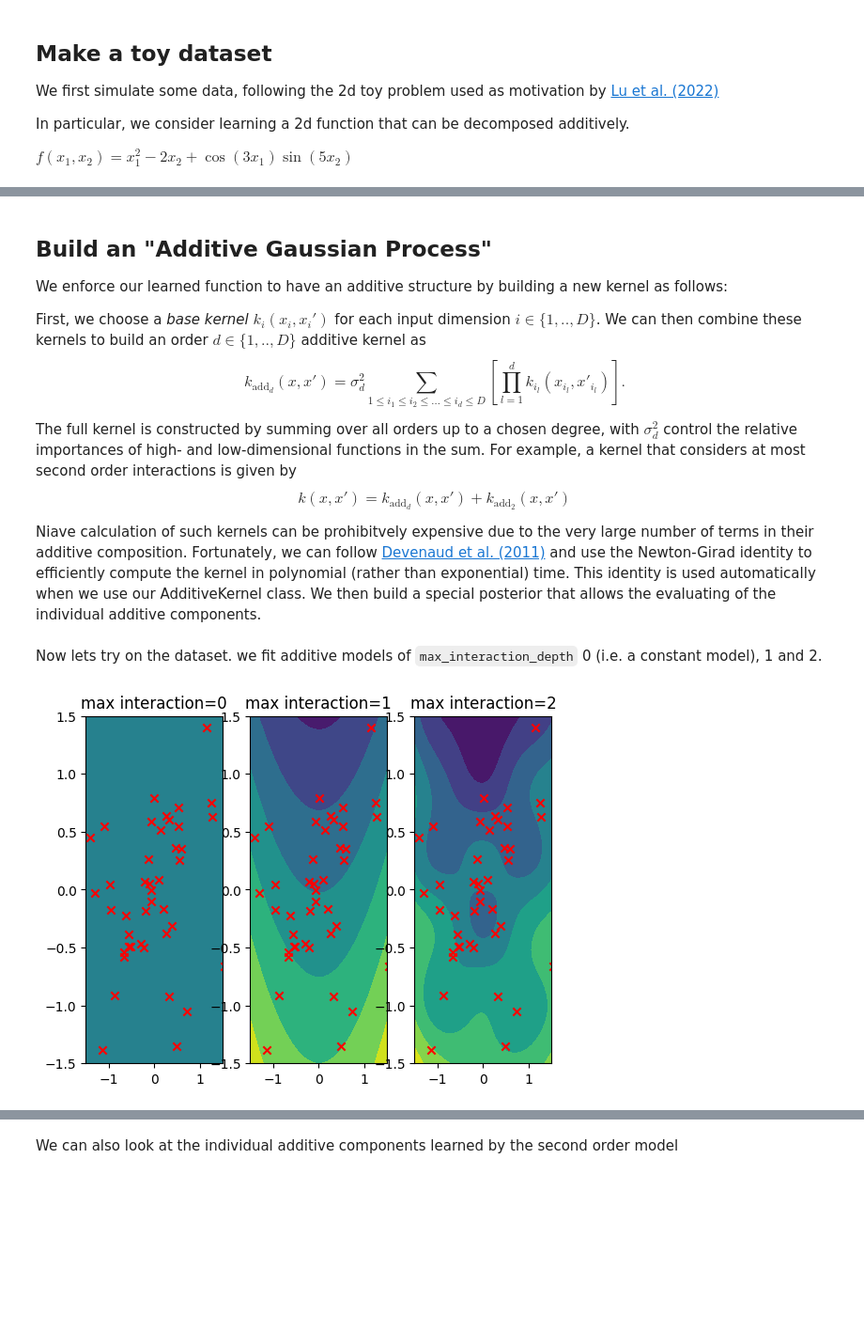
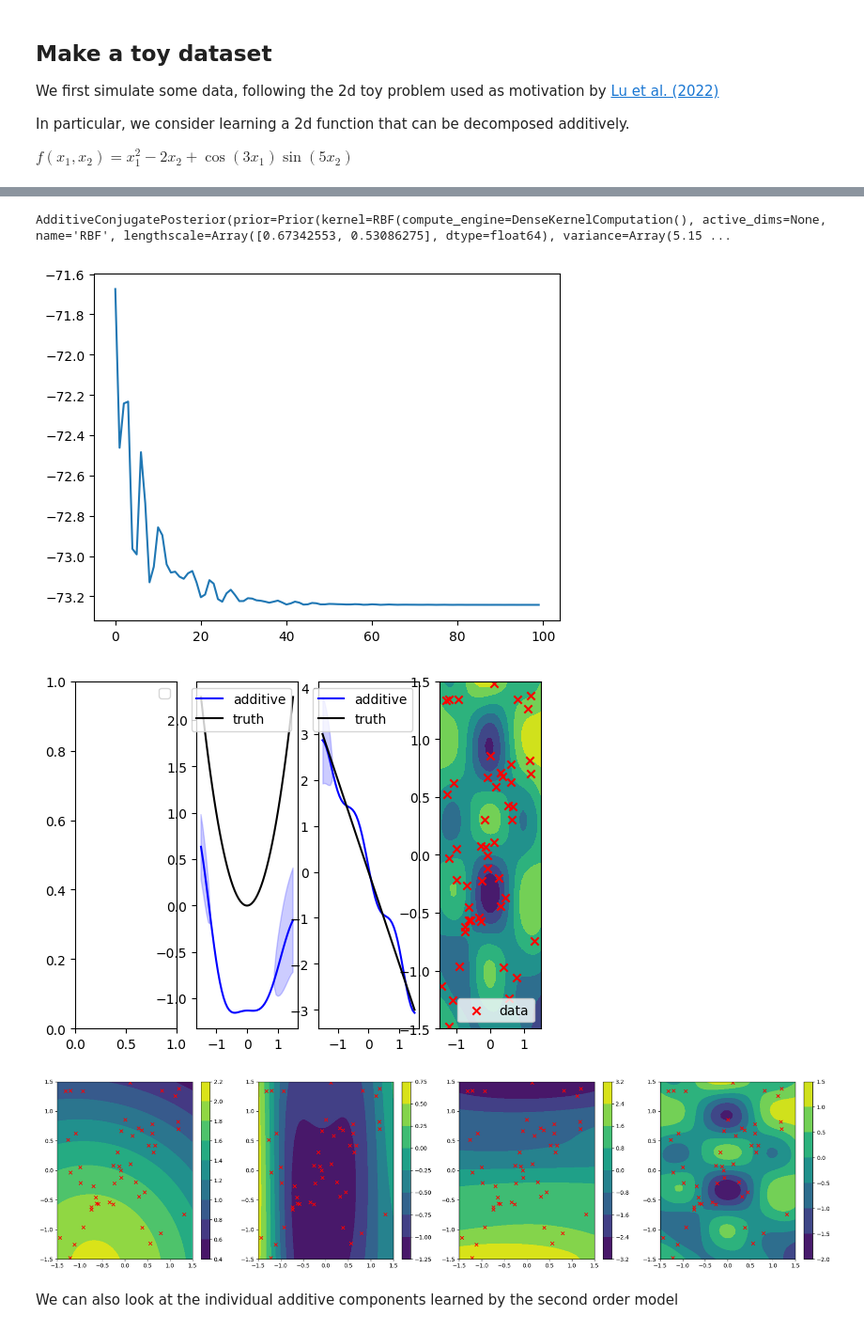
Before and after one commit to JaxGaussianProcesses/GPJax, a Jupyter notebook: docs/examples/OAK.ipynb, the cells around one changed output, grey strips where cells are left out. Shown at 94% size. Drawn from its saved outputs; the diff is of its cells as text; code cells hidden in the pictures; blank space fills up the shorter version.

```diff
--- a/docs/examples/OAK.ipynb
+++ b/docs/examples/OAK.ipynb
@@ -74,16 +128,0 @@ contour_plot(f(xplot2d), ax)
-# %% [markdown]
-## Build an "Additive Gaussian Process"
-
-We enforce our learned function to have an additive structure by building a new kernel as follows:
-
-First, we choose a *base kernel* $k_i(x_i, x_i')$ for each input dimension $i\in\{1,..,D\}$. We can then combine these kernels to build an order $d\in\{1,..,D\}$ additive kernel as
-$$
-k_{\textrm{add}_d}(x,x') = \sigma^2_d \sum_{1\leq i_1\leq i_2\leq...\leq i_d\leq D}\left[\prod_{l=1}^dk_{i_l}(x_{i_l},x'_{i_l})\right].
-$$
-
-The full kernel is constructed by summing over all orders up to a chosen degree, with $\sigma_d^2$ control the relative importances of high- and low-dimensional functions in the sum. For example, a kernel that considers at most second order interactions is given by
-$$
-k(x,x') = k_{\textrm{add}_d}(x,x') + k_{\textrm{add}_2}(x,x')
-$$
-
-Niave calculation of such kernels can be prohibitvely expensive due to the very large number of terms in their additive composition. Fortunately, we can follow [Devenaud et al. (2011)](https://proceedings.neurips.cc/paper_files/paper/2011/hash/4c5bde74a8f110656874902f07378009-Abstract.html) and use the Newton-Girad identity to efficiently compute the kernel in polynomial (rather than exponential) time. This identity is used automatically when we use our AdditiveKernel class. We then build a special posterior that allows the evaluating of the individual additive components.
@@ -116,24 +128,0 @@ class AdditiveConjugatePosterior(gpx.gps.ConjugatePosterior):
-# %% [markdown]
-Now lets try on the dataset. we fit additive models of `max_interaction_depth` 0 (i.e. a constant model), 1 and 2.
-# %%
-meanf = gpx.mean_functions.Zero()
-base_kernels = [gpx.kernels.RBF(active_dims=[0], lengthscale=jnp.array([1.0])), gpx.kernels.RBF(active_dims=[1], lengthscale=jnp.array([1.0]))]
-likelihood = gpx.likelihoods.Gaussian(num_datapoints=D.n, obs_stddev=noise)
-obj = gpx.objectives.ConjugateLOOCV(negative=True)
-
-fig, ax = plt.subplots(nrows=1, ncols=3)
-for i in [0,1,2]:
-
-    kernel = AdditiveKernel(
-        kernels=base_kernels,
-        interaction_variances=jnp.array([1.0]*(i+1)) * jnp.var(D.y),
-        max_interaction_depth=i,
-        )
-
-    prior = gpx.gps.Prior(mean_function=meanf, kernel=kernel)
-    posterior = AdditiveConjugatePosterior(prior =prior, likelihood=likelihood)
-    opt_posterior, history = gpx.fit_scipy(model=posterior, objective=obj, train_data=D, verbose=False)
-    contour_plot(opt_posterior.predict(xplot2d, D).mean(), ax[i])
-    ax[i].set_title(f"max interaction={i}")
-# %% [output]
-[figure, removed]
@@ -139,0 +198,17 @@ for i in [0,1,2]:
+# %%
+meanf = gpx.mean_functions.Zero()
+prior = gpx.gps.Prior(kernel=gpx.kernels.RBF(lengthscale=jnp.array([0.7,0.5], dtype=jnp.float64), variance=jnp.array(4.0, dtype=jnp.float64)), mean_function = gpx.mean_functions.Zero())
+likelihood = gpx.likelihoods.Gaussian(num_datapoints=D.n, obs_stddev=noise).replace_trainable(obs_stddev= False)
+obj = gpx.objectives.ConjugateLOOCV(negative=True)
+posterior = AdditiveConjugatePosterior(prior =prior, likelihood=likelihood, n_quad_points=10)
+
+
+opt_posterior = posterior
+opt_posterior, history = gpx.fit(model=posterior, objective=obj, train_data=D, verbose=True, optim=ox.adam(0.1), key=jr.PRNGKey(1234), num_iters=100)
+plt.plot(history)
+print(opt_posterior)
+
+# plot learned additive components
+plot_posterior_with_components_1(opt_posterior, delta=0.1)
+plot_posterior_with_components_2(opt_posterior, delta=0.1)
+# %% [output]
@@ -140,3 +216,7 @@ for i in [0,1,2]:
+AdditiveConjugatePosterior(prior=Prior(kernel=RBF(compute_engine=DenseKernelComputation(), active_dims=None, name='RBF', lengthscale=Array([0.67342553, 0.53086275], dtype=float64), variance=Array(5.15 ...
+[figure, added]
+[figure, added]
+[figure, added]
 # %% [markdown]
 We can also look at the individual additive components learned by the second order model
 # %%
```
Also changed, not shown: parts of 9 cells of this notebook, 1 other file.
